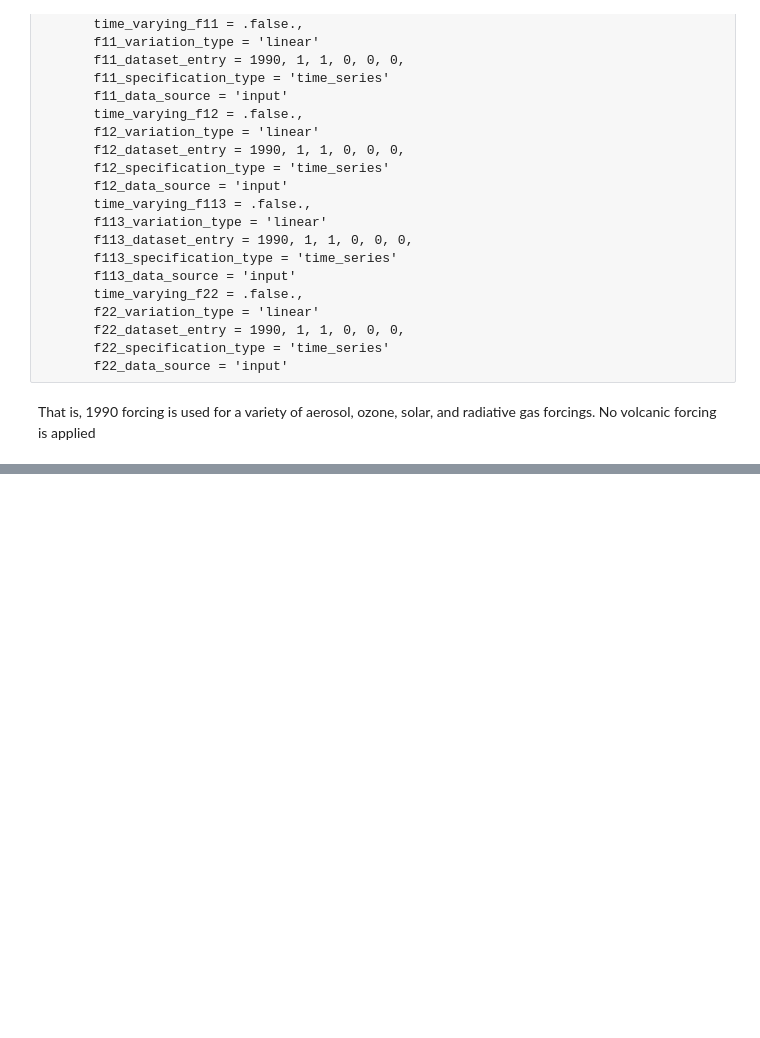
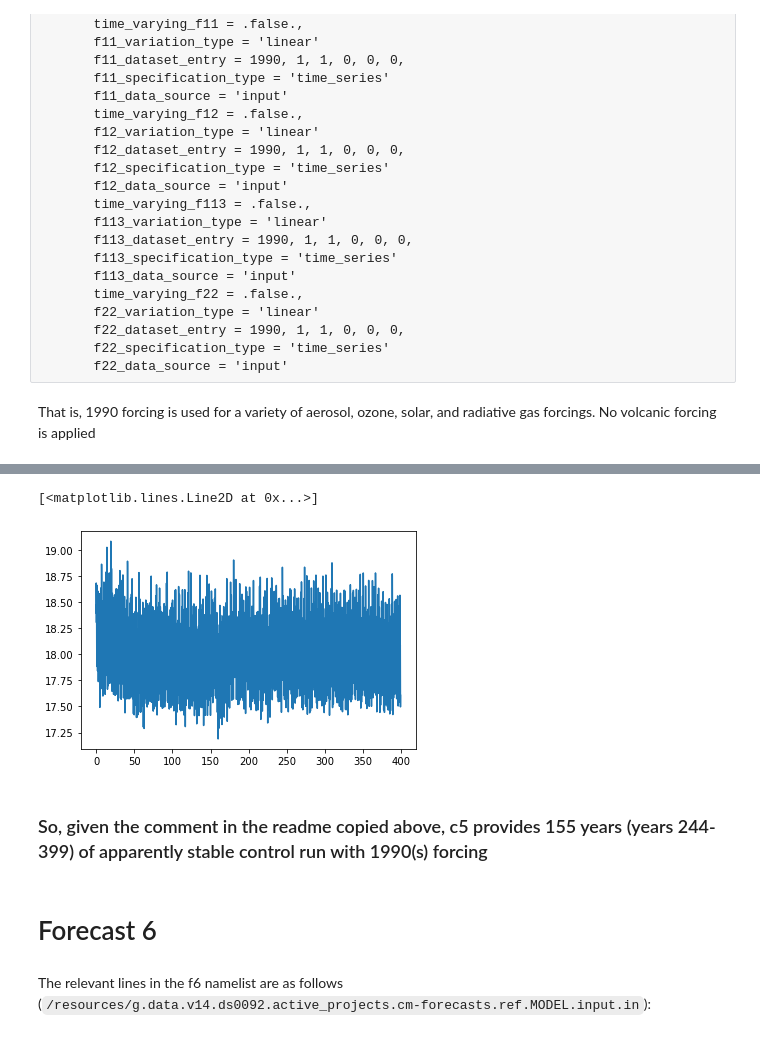
Before and after one commit to dougiesquire/cm-historical, a Jupyter notebook: c5_f6_forcing.ipynb, the cells around one changed output, grey strips where cells are left out. Saved outputs shown, nothing was run; the diff lists cells and outputs as text; code cells hidden in the pictures; blank space fills up the shorter version.

```diff
--- a/c5_f6_forcing.ipynb
+++ b/c5_f6_forcing.ipynb
@@ -159,0 +281,31 @@ FileNotFoundError: [Errno 2] No such file or directory: '/g/data/v19/mtc599/ao_a
+# %%
+files = sorted(glob.glob(f'{path}OUTPUT/ocean_month*.nc'))
+kwargs = dict(
+    concat_dim='time',
+    chunks={'time': 48},
+    compat='override',
+    coords='minimal',
+    data_vars='minimal',
+    parallel=True)
+
+om1 = xr.open_mfdataset(
+    files[:99],
+    **kwargs)
+
+om2 = xr.open_mfdataset(
+    files[99:299],
+    **kwargs)
+
+om3 = xr.open_mfdataset(
+    files[299:],
+    **kwargs)
+# %%
+%%time
+sst = xr.concat([
+    om1['temp'].sel(st_ocean=5.0),
+    om2['temp'].sel(st_ocean=5.0),
+    om3['temp'].sel(st_ocean=5.0)],
+    dim='time')
+area_t = om3['area_t']
+
+sst_gbl = sst.weighted(area_t).mean(['xt_ocean','yt_ocean']).compute()
@@ -159,0 +315,11 @@ FileNotFoundError: [Errno 2] No such file or directory: '/g/data/v19/mtc599/ao_a
+# %%
+plt.plot(np.arange(len(sst_gbl)) / 12, sst_gbl)
+# %% [output]
+[<matplotlib.lines.Line2D at 0x...>]
+[figure, added]
+# %% [markdown]
+### So, given the comment in the readme copied above, c5 provides 155 years (years 244-399) of apparently stable control run with 1990(s) forcing
+# %% [markdown]
+# Forecast 6
+# %% [markdown]
+The relevant lines in the f6 namelist are as follows (`/resources/g.data.v14.ds0092.active_projects.cm-forecasts.ref.MODEL.input.in`):
```
Also changed, not shown: parts of 22 cells of this notebook, 8 other files.
